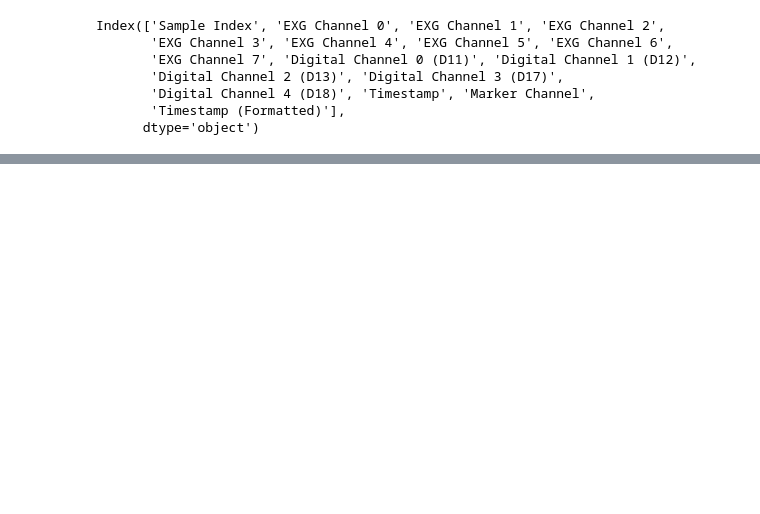
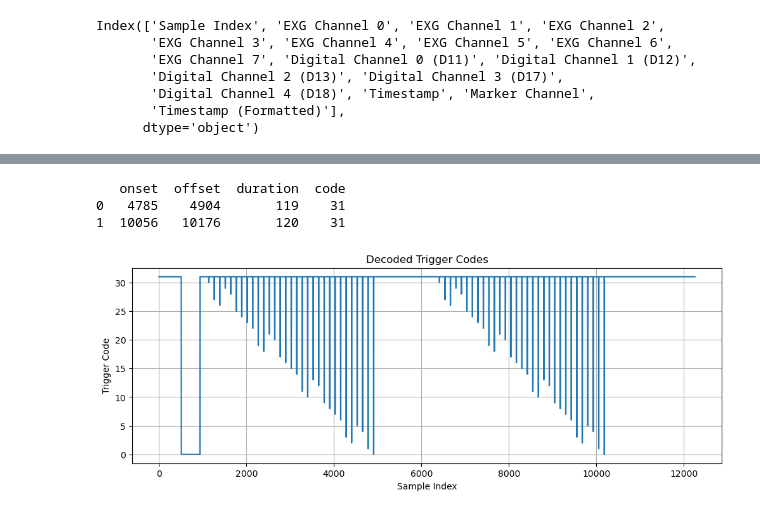
Before and after one commit to SURGE-NeuroTech-Club/p3-battle-ships, a Jupyter notebook: EEG_Analysis/trigger_code_check.ipynb, the cells around one changed output, grey strips where cells are left out. Cells and saved outputs as stored; diff of their text form; code cells hidden in the pictures; blank space fills up the shorter version.

```diff
--- a/EEG_Analysis/trigger_code_check.ipynb
+++ b/EEG_Analysis/trigger_code_check.ipynb
@@ -76,0 +153,24 @@ df_small[df_small.columns[9:14]]
+# %%
+# Decode trigger codes
+trigger_codes = decode_trigger_codes(df)
+
+# Add to dataframe
+df['trigger_code'] = trigger_codes
+
+# Get trigger events
+events = get_trigger_events(trigger_codes, min_duration=2)
+print(events)
+
+# Visualize
+plt.figure(figsize=(12, 4))
+plt.plot(df.index, trigger_codes)
+plt.xlabel('Sample Index')
+plt.ylabel('Trigger Code')
+plt.title('Decoded Trigger Codes')
+plt.grid(True)
+plt.show()
+# %% [output]
+   onset  offset  duration  code
+0   4785    4904       119    31
+1  10056   10176       120    31
+[figure, added]
```
Also changed, not shown: parts of 9 cells of this notebook, 9 other files.
